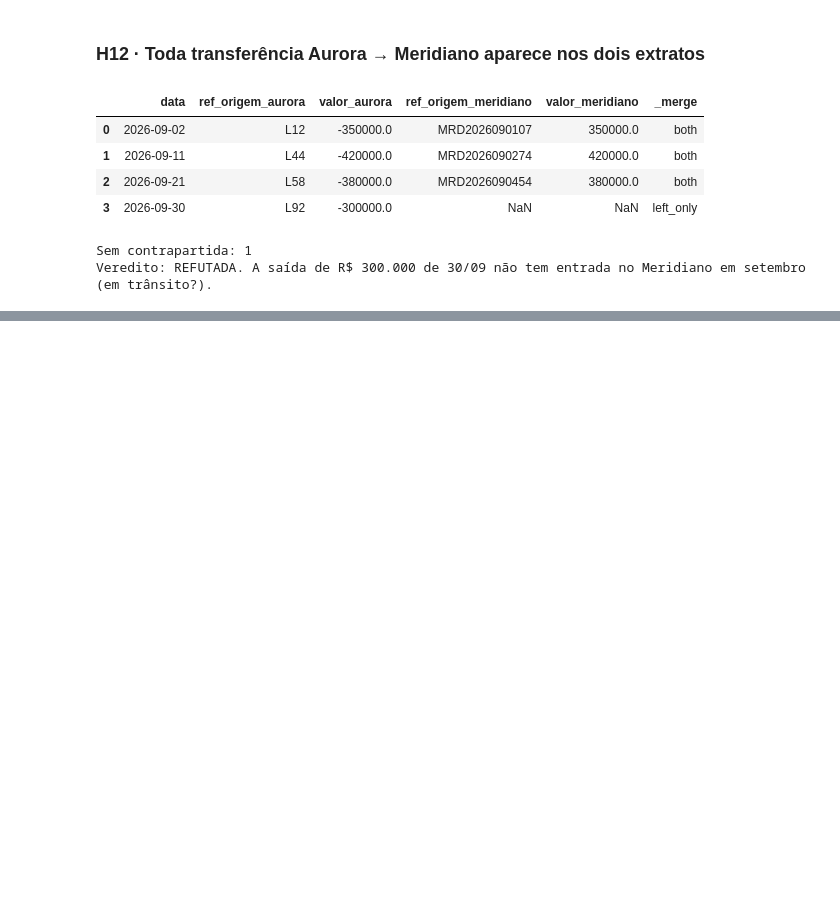
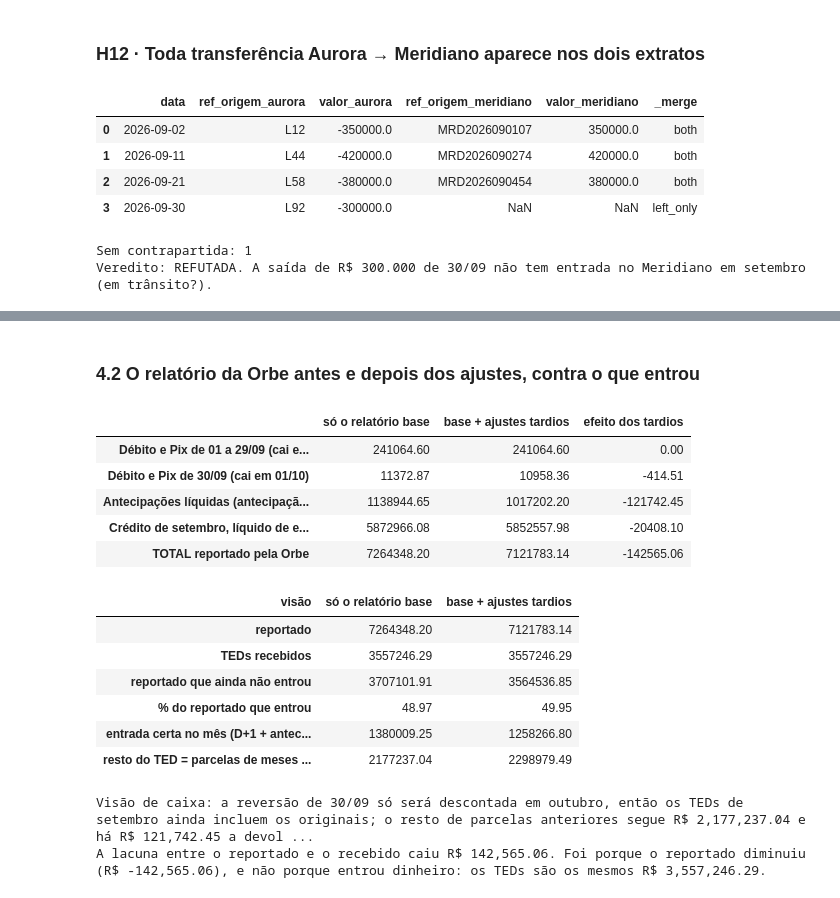
Before and after one commit to matos01pedro26-lab/hackaton_barte, a Jupyter notebook: analise_setembro.ipynb, the cells around one changed output, grey strips where cells are left out. Cells and saved outputs as stored; diff of their text form; code cells hidden in the pictures; blank space fills up the shorter version.

```diff
--- a/analise_setembro.ipynb
+++ b/analise_setembro.ipynb
@@ -840,0 +885,55 @@ Veredito: REFUTADA. A saída de R$ 300.000 de 30/09 não tem entrada no Meridian
+# %% [markdown]
+### 4.2 O relatório da Orbe antes e depois dos ajustes, contra o que entrou
+# %%
+def fluxo(df):
+    vend = df[df.tipo_lancamento.isin(["VENDA", "ESTORNO"])]
+    dp = vend[vend.modalidade.isin(["DEBITO", "PIX"])]
+    cr = vend[vend.modalidade.isin(["CREDITO A VISTA", "CREDITO PARCELADO"])]
+    ant_ = df[df.tipo_lancamento.isin(["ANTECIPACAO", "REVERSAO ANTECIPACAO"])]
+    return {
+        "Débito e Pix de 01 a 29/09 (cai em D+1, ainda em setembro)": dp[dp.data_movimento <= "2026-09-29"].valor_liquido.sum(),
+        "Débito e Pix de 30/09 (cai em 01/10)": dp[dp.data_movimento == "2026-09-30"].valor_liquido.sum(),
+        "Antecipações líquidas (antecipação menos reversão)": ant_.valor_liquido.sum(),
+        "Crédito de setembro, líquido de estornos (a receber em parcelas)": cr.valor_liquido.sum(),
+        "TOTAL reportado pela Orbe": df.valor_liquido.sum(),
+    }
+
+antes, depois = fluxo(orbe[orbe.lote == "BASE"]), fluxo(orbe)
+tab = pd.DataFrame({"só o relatório base": antes, "base + ajustes tardios": depois})
+tab["efeito dos tardios"] = tab.iloc[:, 1] - tab.iloc[:, 0]
+display(tab.round(2))
+
+ted_total = ted.valor.sum()
+chaves = list(antes)
+lin = []
+for nome, f in (("só o relatório base", antes), ("base + ajustes tardios", depois)):
+    certo = f[chaves[0]] + f[chaves[2]]
+    lin.append({"visão": nome, "reportado": f[chaves[4]], "TEDs recebidos": ted_total,
+                "reportado que ainda não entrou": f[chaves[4]] - ted_total,
+                "% do reportado que entrou": ted_total / f[chaves[4]] * 100,
+                "entrada certa no mês (D+1 + antecipações)": certo,
+                "resto do TED = parcelas de meses anteriores": ted_total - certo})
+gap = pd.DataFrame(lin).set_index("visão").round(2)
+display(gap.T)
+reducao = gap.iloc[0]["reportado que ainda não entrou"] - gap.iloc[1]["reportado que ainda não entrou"]
+print(f"Visão de caixa: a reversão de 30/09 só será descontada em outubro, então os TEDs de setembro ainda incluem "
+      f"os originais; o resto de parcelas anteriores segue R$ {gap.iloc[0]['resto do TED = parcelas de meses anteriores']:,.2f} "
+      f"e há R$ {-tab.loc[chaves[2], 'efeito dos tardios']:,.2f} a devolver à Orbe.")
+print(f"A lacuna entre o reportado e o recebido caiu R$ {reducao:,.2f}. Foi porque o reportado diminuiu "
+      f"(R$ {tab.loc[chaves[4], 'efeito dos tardios']:,.2f}), e não porque entrou dinheiro: os TEDs são os mesmos R$ {ted_total:,.2f}.")
+# %% [output]
+|  | só o relatório base | base + ajustes tardios | efeito dos tardios |
+| Débito e Pix de 01 a 29/09 (cai e... | 241064.60 | 241064.60 | 0.00 |
+| Débito e Pix de 30/09 (cai em 01/10) | 11372.87 | 10958.36 | -414.51 |
+| Antecipações líquidas (antecipaçã... | 1138944.65 | 1017202.20 | -121742.45 |
+| Crédito de setembro, líquido de e... | 5872966.08 | 5852557.98 | -20408.10 |
+| TOTAL reportado pela Orbe | 7264348.20 | 7121783.14 | -142565.06 |
+| visão | só o relatório base | base + ajustes tardios |
+| reportado | 7264348.20 | 7121783.14 |
+| TEDs recebidos | 3557246.29 | 3557246.29 |
+| reportado que ainda não entrou | 3707101.91 | 3564536.85 |
+| % do reportado que entrou | 48.97 | 49.95 |
+| entrada certa no mês (D+1 + antec... | 1380009.25 | 1258266.80 |
+| resto do TED = parcelas de meses ... | 2177237.04 | 2298979.49 |
+Visão de caixa: a reversão de 30/09 só será descontada em outubro, então os TEDs de setembro ainda incluem os originais; o resto de parcelas anteriores segue R$ 2,177,237.04 e há R$ 121,742.45 a devol ...
+A lacuna entre o reportado e o recebido caiu R$ 142,565.06. Foi porque o reportado diminuiu (R$ -142,565.06), e não porque entrou dinheiro: os TEDs são os mesmos R$ 3,557,246.29.
```
Also changed, not shown: parts of 23 cells of this notebook, 18 other files.
